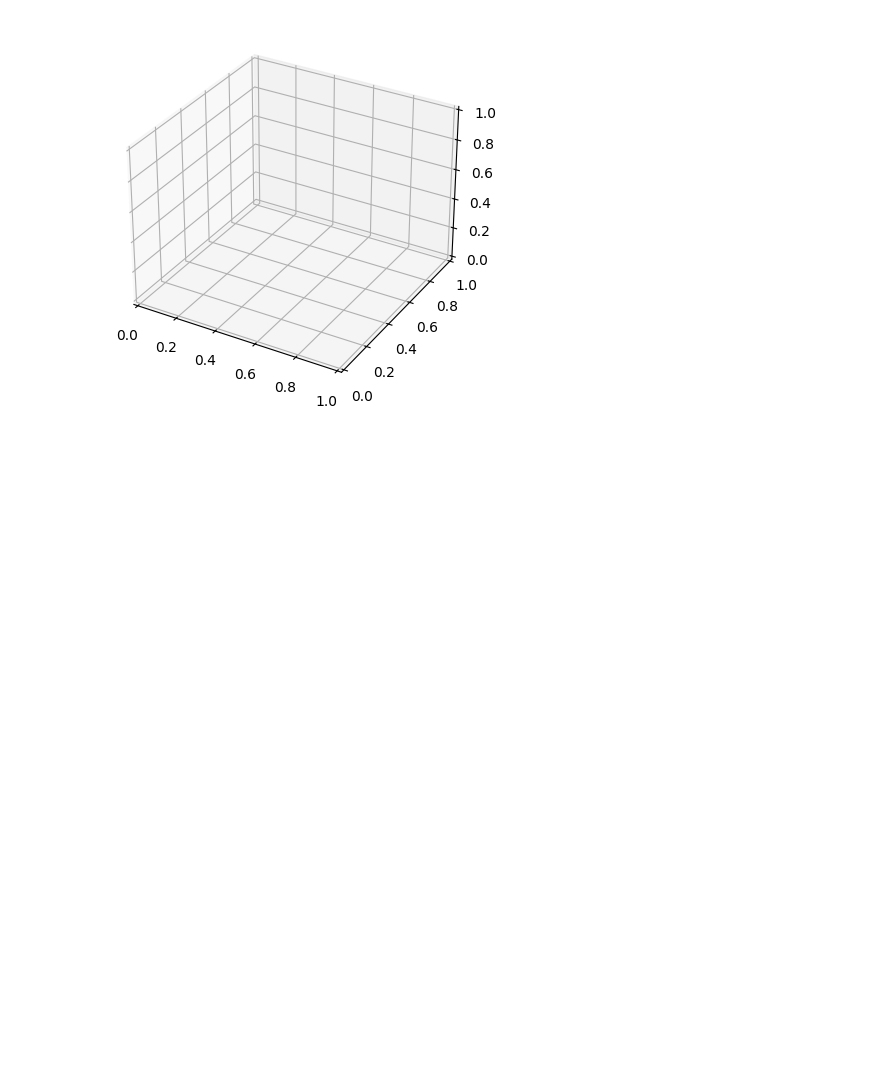
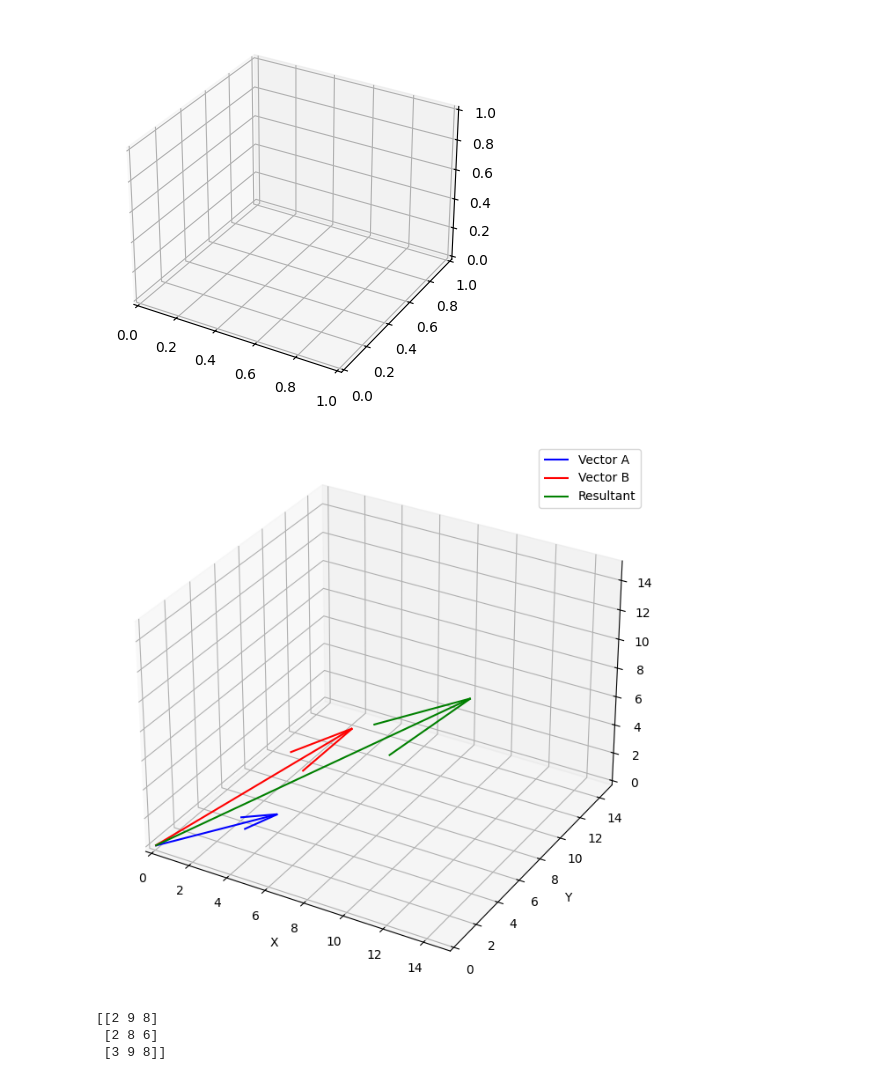
Before and after one commit to whatsnextnick/JupyterNotebooks, a Jupyter notebook: LinearAlgebra_Exercise_Day2.ipynb, the cells around one changed output. Cells and saved outputs as stored; diff of their text form; code cells hidden in the pictures; blank space fills up the shorter version.

Commit message:
continuing to 2nd exercise

```diff
--- a/LinearAlgebra_Exercise_Day2.ipynb
+++ b/LinearAlgebra_Exercise_Day2.ipynb
@@ -92,4 +92,53 @@ ax
 <Axes3D: >
 [figure]
 # %%
-a_
+#Redefining the vectors to visualize the first 3 dimensions of the vectors
+a_random_1to10 = np.array([4, 4, 1])  # Taking the first three elements
+b_random_1to10 = np.array([5, 9])  # Taking the first three elements
+
+#Compute the resultant vector of a-random_1to10 & b_random_1to10
+resultant = a_random_1to10 + b_random_1to10
+
+#Plot the Vectors
+fig = plt.figure(figsize=(10, 8))
+ax = fig.add_subplot(111, projection='3d')
+
+# Plotting the original vectors
+ax.quiver(0, 0, 0, a_random_1to10[0], a_random_1to10[1], a_random_1to10[2], color='b', label='Vector A')
+ax.quiver(0, 0, 0, b_random_1to10[0], b_random_1to10[1], b_random_1to10[2], color='r', label='Vector B')
+
+# Plotting the resultant vector
+ax.quiver(0, 0, 0, resultant[0], resultant[1], resultant[2], color='g', label='Resultant')
+
+# Setting the limits for the plot
+ax.set_xlim([0, 15])
+ax.set_ylim([0, 15])
+ax.set_zlim([0, 15])
+
+# Setting labels for the axes
+ax.set_xlabel('X')
+ax.set_ylabel('Y')
+ax.set_zlabel('Z')
+
+# Adding a legend
+ax.legend()
+
+# Display the plot
+plt.show()
+# %% [output]
+[figure, added]
+# %%
+### Exercise 2: Matrix Manipulations
+# Task: Create a 3x3 matrix with random integers between 1 and 10. Perform the following operations:
+
+# Compute the transpose of the matrix
+# Compute the determinant (use numpy.linalg.det)
+# Compute the inverse (use numpy.linalg.inv)
+
+matrix = np.random.randint(1,10,(3,3))
+
+print(matrix)
+# %% [output]
+[[2 9 8]
+ [2 8 6]
+ [3 9 8]]
```
Also changed, not shown: parts of 7 cells of this notebook.
